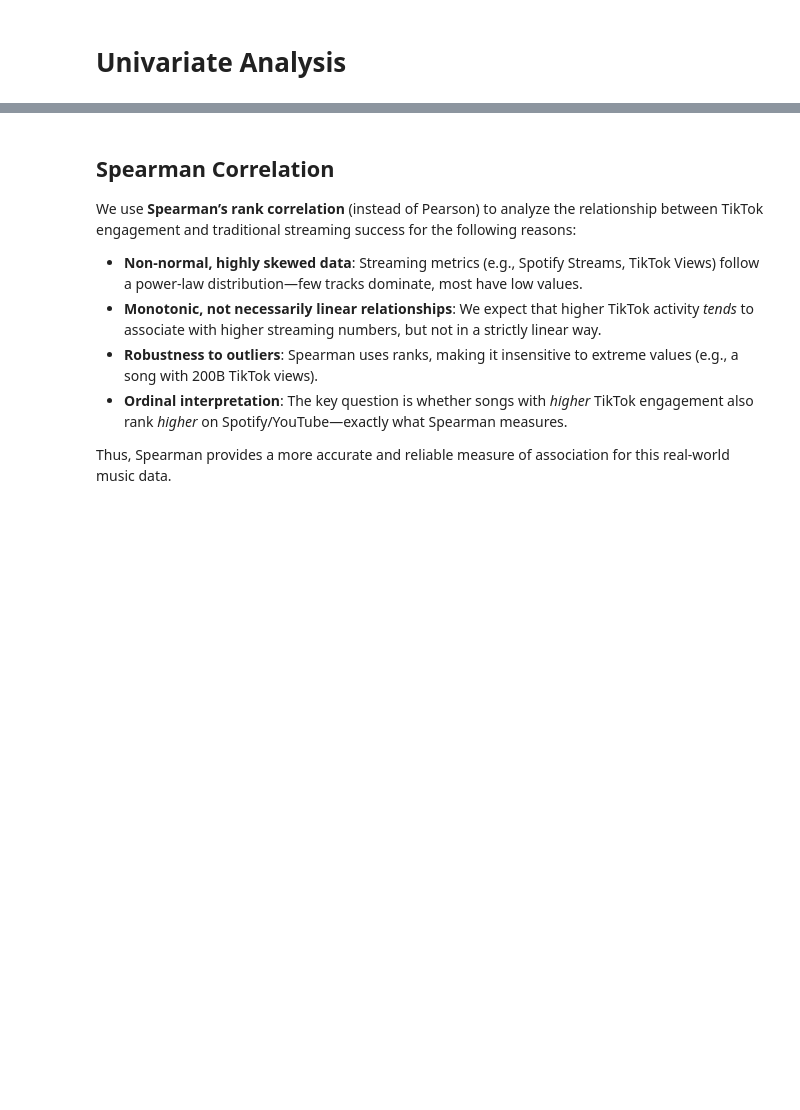
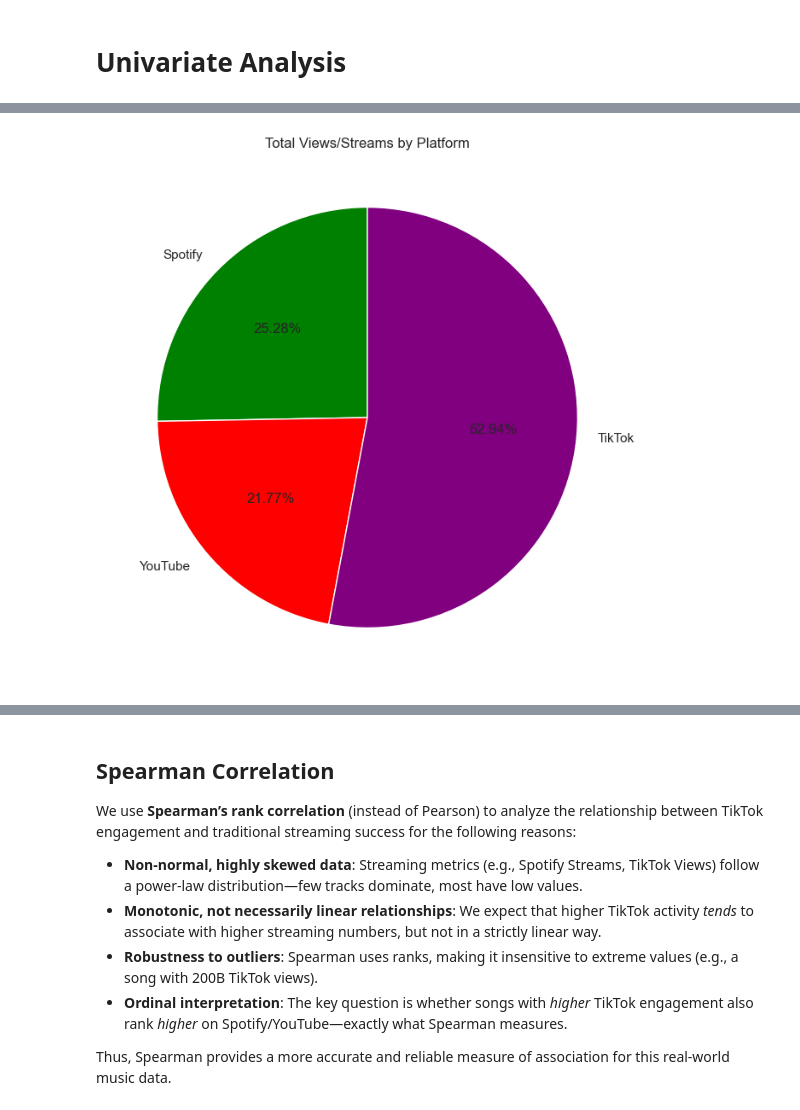
Before and after one commit to iKebb/Ironhack_Project02_SQL, a Jupyter notebook: main.ipynb, the cells around one changed output, grey strips where cells are left out. Saved outputs shown, nothing was run; the diff lists cells and outputs as text; code cells hidden in the pictures; blank space fills up the shorter version.

```diff
--- a/main.ipynb
+++ b/main.ipynb
@@ -346,0 +439,15 @@ plot_top_10(df, "TikTok Views", "Track", "Top 10 Songs on TikTok", color="purple
+# %%
+total_spotify= df["Spotify Streams"].sum()
+total_youtube= df["YouTube Views"].sum()
+total_tiktok= df["TikTok Views"].sum()
+
+platforms= ["Spotify", "YouTube", "TikTok"]
+totals= [total_spotify, total_youtube, total_tiktok]
+colors= ["green", "red", "purple"]
+
+plt.figure(figsize=(8, 8))
+plt.pie(totals, labels=platforms, autopct='%1.2f%%', colors=colors, startangle=90)
+plt.title("Total Views/Streams by Platform")
+plt.show()
+# %% [output]
+[figure, added]
```
Also changed, not shown: parts of 47 cells of this notebook.
